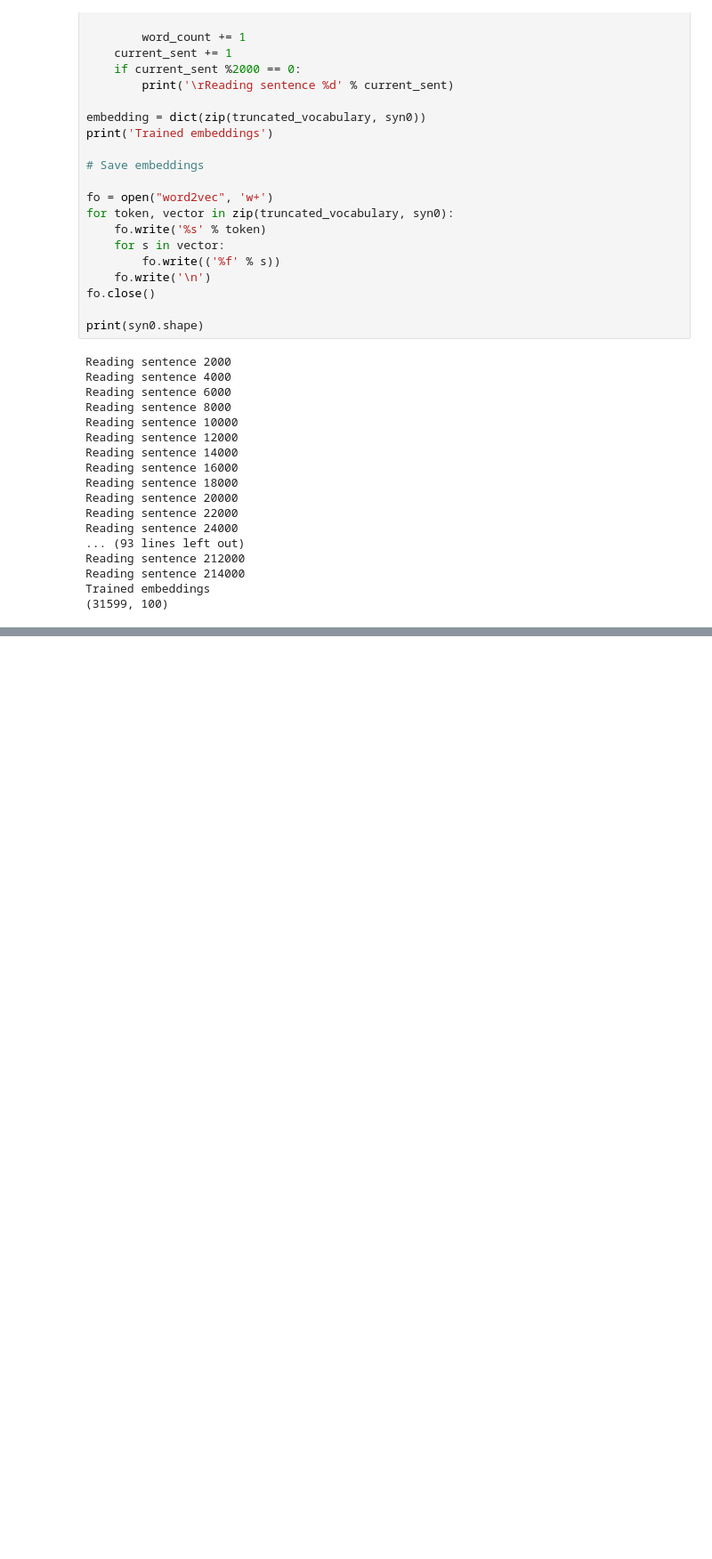
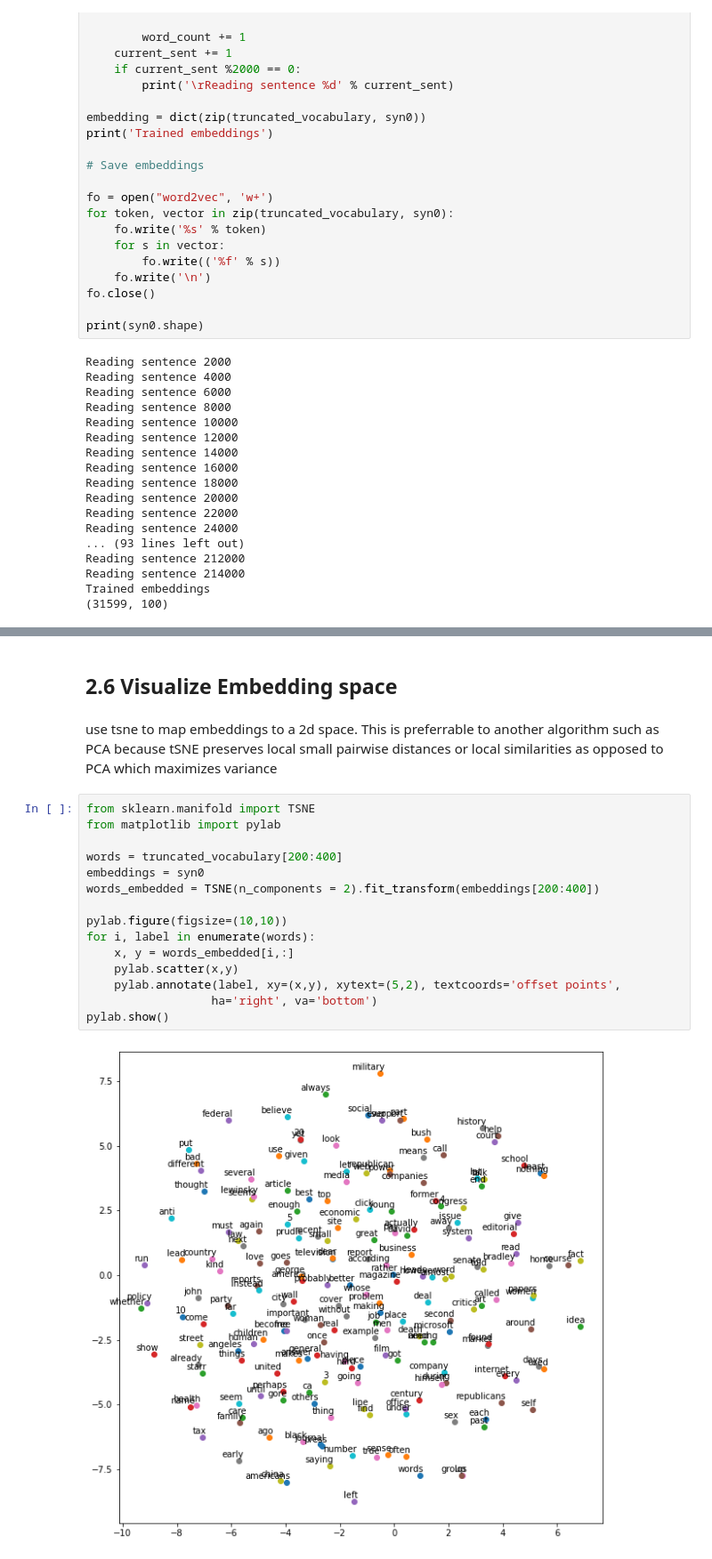
Before and after one commit to jacobacollins/Deep-Learning-for-NLP-and-Speech-Recognition-Exercises, a Jupyter notebook: Word2Vec-skip-gram-and-negative-sampling.ipynb, the cells around one changed output, grey strips where cells are left out. Shown at 89% size. Drawn from its saved outputs; the diff is of its cells as text; blank space fills up the shorter version.

```diff
--- a/Word2Vec-skip-gram-and-negative-sampling.ipynb
+++ b/Word2Vec-skip-gram-and-negative-sampling.ipynb
@@ -363,0 +387,21 @@ Trained embeddings
+# %% [markdown]
+## 2.6 Visualize Embedding space
+# %% [markdown]
+use tsne to map embeddings to a 2d space. This is preferrable to another algorithm such as PCA because tSNE preserves local small pairwise distances or local similarities as opposed to PCA which maximizes variance
+# %%
+from sklearn.manifold import TSNE
+from matplotlib import pylab
+
+words = truncated_vocabulary[200:400]
+embeddings = syn0
+words_embedded = TSNE(n_components = 2).fit_transform(embeddings[200:400])
+
+pylab.figure(figsize=(10,10))
+for i, label in enumerate(words):
+    x, y = words_embedded[i,:]
+    pylab.scatter(x,y)
+    pylab.annotate(label, xy=(x,y), xytext=(5,2), textcoords='offset points',
+                  ha='right', va='bottom')
+pylab.show()
+# %% [output]
+[figure, added]
```
Also changed, not shown: parts of 4 cells of this notebook.
